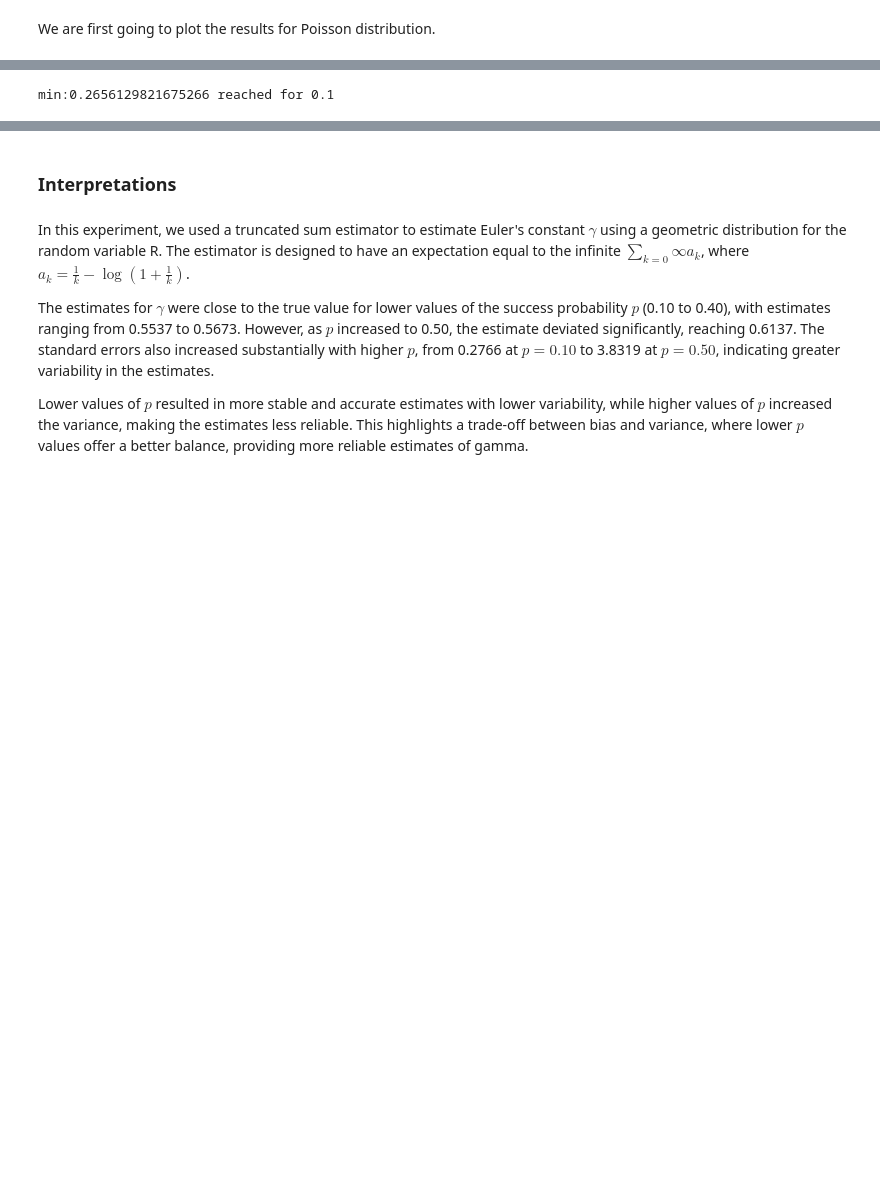
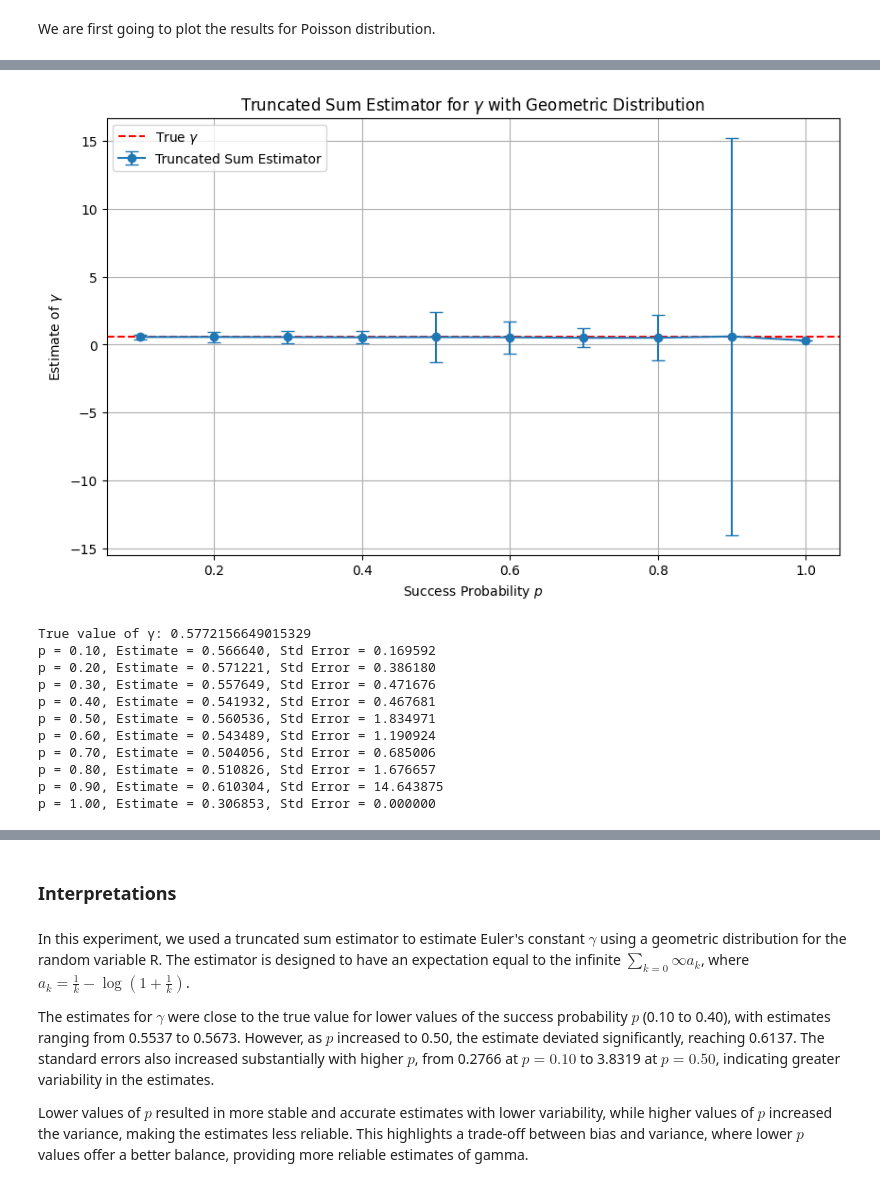
Before and after one commit to Leooryx/Euler_Monte_Carlo, a Jupyter notebook: main.ipynb, the cells around one changed output, grey strips where cells are left out. Saved outputs shown, nothing was run; the diff lists cells and outputs as text; code cells hidden in the pictures; blank space fills up the shorter version.

```diff
--- a/main.ipynb
+++ b/main.ipynb
@@ -733,6 +730,44 @@ p = 1.00, Estimate = 0.000000, Std Error = 0.000000
-# %%
-min(results['std_errors'])
-indice_min = results['std_errors'].index(min(results['std_errors']))
-print(f"min:{min(results['std_errors'])} reached for {0.1+0.05*indice_min}")
-# %% [output]
-min:0.2656129821675266 reached for 0.1
+# %%
+# Parameters for the experiment
+p_values = [0.1*k for k in range(1,11)]  # Success probabilities for geometric distribution
+num_samples = 10000  # Number of samples for each p
+
+# Store results
+results = {'p': [], 'estimates': [], 'std_errors': []}
+
+# Run experiments
+for p in p_values:
+    mean_estimate, std_error = truncated_sum_estimator_geometric(p, num_samples)
+    results['p'].append(p)
+    results['estimates'].append(mean_estimate)
+    results['std_errors'].append(std_error)
+
+# Plotting the results
+plt.figure(figsize=(10, 6))
+plt.errorbar(results['p'], results['estimates'], yerr=results['std_errors'],
+             fmt='o-', capsize=5, label='Truncated Sum Estimator')
+plt.axhline(true_gamma, color='r', linestyle='--', label=r'True $\gamma$')
+plt.xlabel('Success Probability $p$')
+plt.ylabel(r'Estimate of $\gamma$')
+plt.title(r'Truncated Sum Estimator for $\gamma$ with Geometric Distribution')
+plt.legend()
+plt.grid(True)
+plt.show()
+
+# Print results
+print("True value of γ:", true_gamma)
+for i, p in enumerate(results['p']):
+    print(f"p = {p:.2f}, Estimate = {results['estimates'][i]:.6f}, Std Error = {results['std_errors'][i]:.6f}")
+# %% [output]
+[figure, added]
+True value of γ: 0.5772156649015329
+p = 0.10, Estimate = 0.566640, Std Error = 0.169592
+p = 0.20, Estimate = 0.571221, Std Error = 0.386180
+p = 0.30, Estimate = 0.557649, Std Error = 0.471676
+p = 0.40, Estimate = 0.541932, Std Error = 0.467681
+p = 0.50, Estimate = 0.560536, Std Error = 1.834971
+p = 0.60, Estimate = 0.543489, Std Error = 1.190924
+p = 0.70, Estimate = 0.504056, Std Error = 0.685006
+p = 0.80, Estimate = 0.510826, Std Error = 1.676657
+p = 0.90, Estimate = 0.610304, Std Error = 14.643875
+p = 1.00, Estimate = 0.306853, Std Error = 0.000000
```
Also changed, not shown: parts of 10 cells of this notebook.
